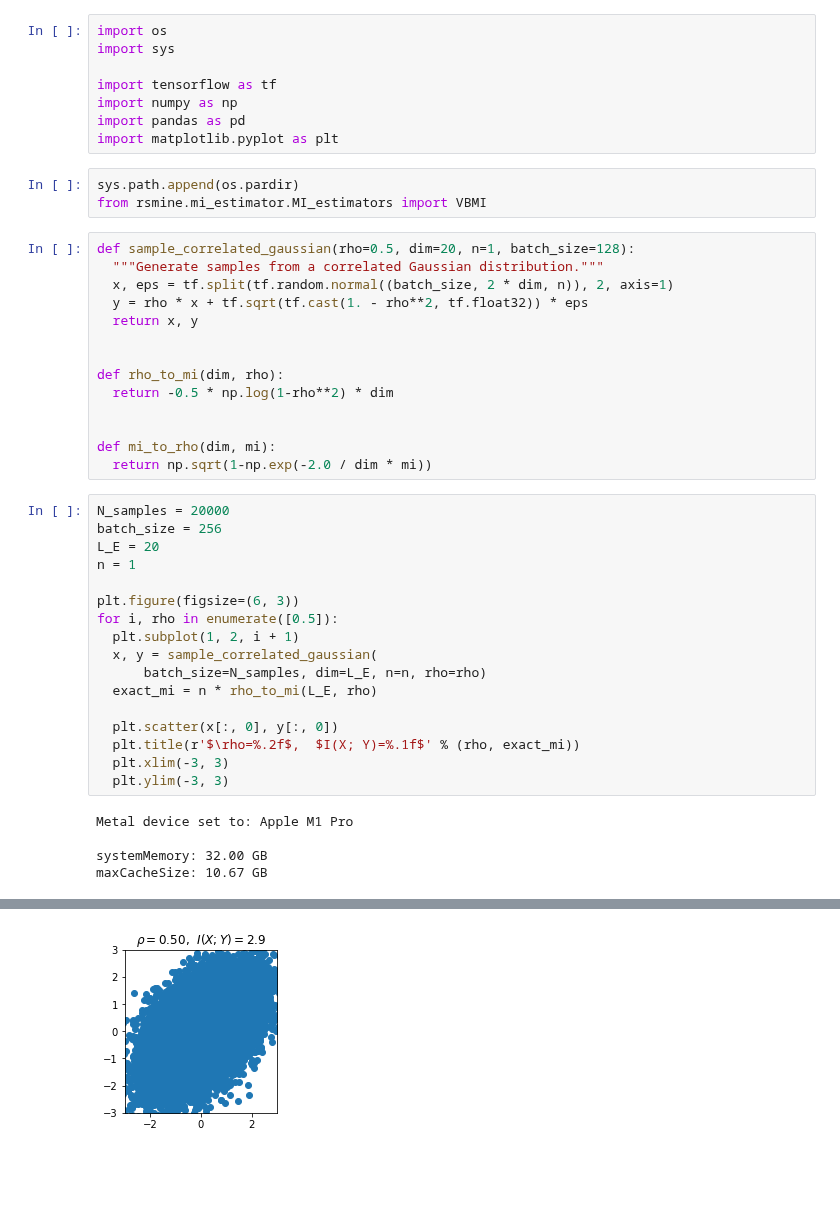
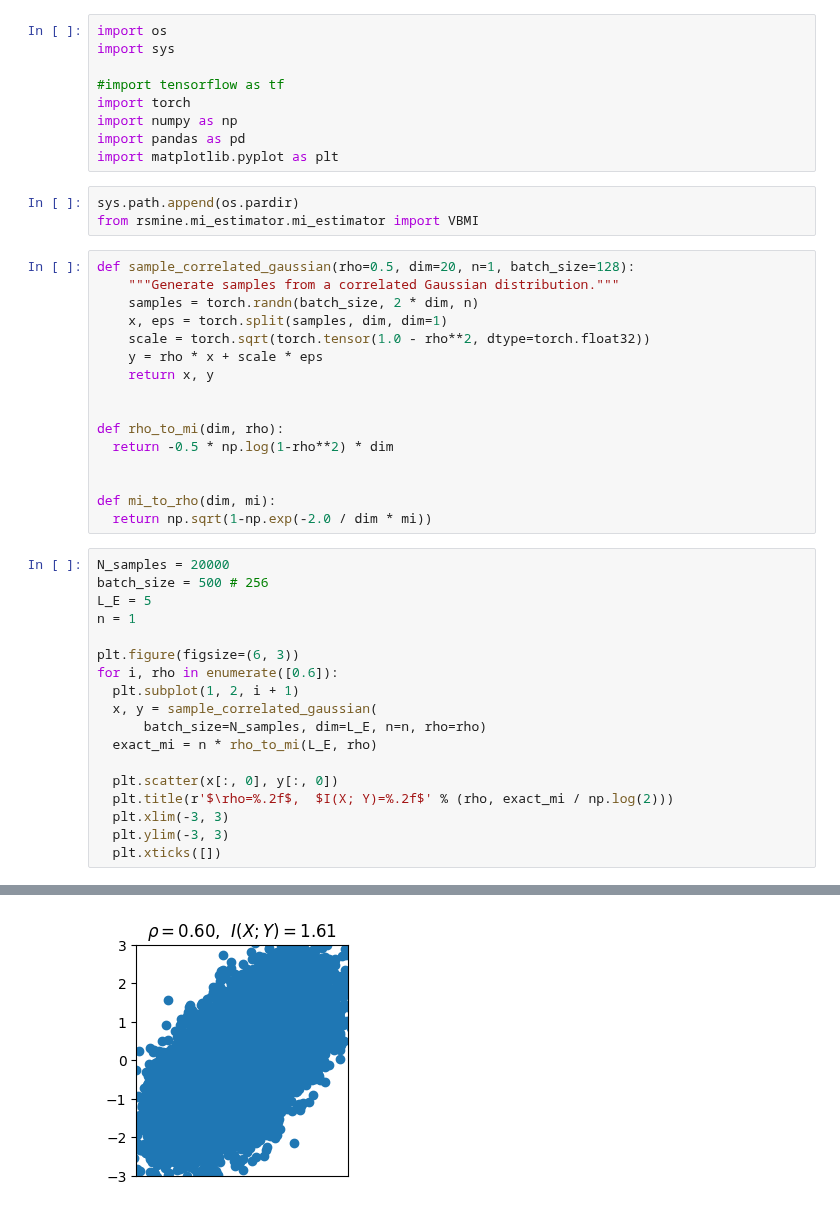
Before and after one commit to RSMI-NE/RSMI-NE, a Jupyter notebook: examples/estimation.ipynb, the cells around one changed output, grey strips where cells are left out. Drawn from its saved outputs; the diff is of its cells as text; blank space fills up the shorter version.

```diff
--- a/examples/estimation.ipynb
+++ b/examples/estimation.ipynb
@@ -2,19 +2,22 @@
 import os
 import sys
 
-import tensorflow as tf
+#import tensorflow as tf
+import torch
 import numpy as np
 import pandas as pd
 import matplotlib.pyplot as plt
 # %%
 sys.path.append(os.pardir)
-from rsmine.mi_estimator.MI_estimators import VBMI
+from rsmine.mi_estimator.mi_estimator import VBMI
 # %%
 def sample_correlated_gaussian(rho=0.5, dim=20, n=1, batch_size=128):
-  """Generate samples from a correlated Gaussian distribution."""
-  x, eps = tf.split(tf.random.normal((batch_size, 2 * dim, n)), 2, axis=1)
-  y = rho * x + tf.sqrt(tf.cast(1. - rho**2, tf.float32)) * eps
-  return x, y
+    """Generate samples from a correlated Gaussian distribution."""
+    samples = torch.randn(batch_size, 2 * dim, n)
+    x, eps = torch.split(samples, dim, dim=1)
+    scale = torch.sqrt(torch.tensor(1.0 - rho**2, dtype=torch.float32))
+    y = rho * x + scale * eps
+    return x, y
 
 
 def rho_to_mi(dim, rho):
@@ -25,23 +28,20 @@ def mi_to_rho(dim, mi):
   return np.sqrt(1-np.exp(-2.0 / dim * mi))
 # %%
 N_samples = 20000
-batch_size = 256
-L_E = 20
+batch_size = 500 # 256
+L_E = 5
 n = 1
 
 plt.figure(figsize=(6, 3))
-for i, rho in enumerate([0.5]):
+for i, rho in enumerate([0.6]):
   plt.subplot(1, 2, i + 1)
   x, y = sample_correlated_gaussian(
       batch_size=N_samples, dim=L_E, n=n, rho=rho)
   exact_mi = n * rho_to_mi(L_E, rho)
 
   plt.scatter(x[:, 0], y[:, 0])
-  plt.title(r'$\rho=%.2f$,  $I(X; Y)=%.1f$' % (rho, exact_mi))
+  plt.title(r'$\rho=%.2f$,  $I(X; Y)=%.2f$' % (rho, exact_mi / np.log(2)))
   plt.xlim(-3, 3)
   plt.ylim(-3, 3)
+  plt.xticks([])
 # %% [output]
-Metal device set to: Apple M1 Pro
-
-systemMemory: 32.00 GB
-maxCacheSize: 10.67 GB
@@ -50,4 +48,4 @@ maxCacheSize: 10.67 GB
-[figure, old version]
+[figure, new version]
 # %%
 input_shapes = [(L_E, n), (L_E, n)]
 
```
Also changed, not shown: parts of 4 cells of this notebook, 11 other files.
